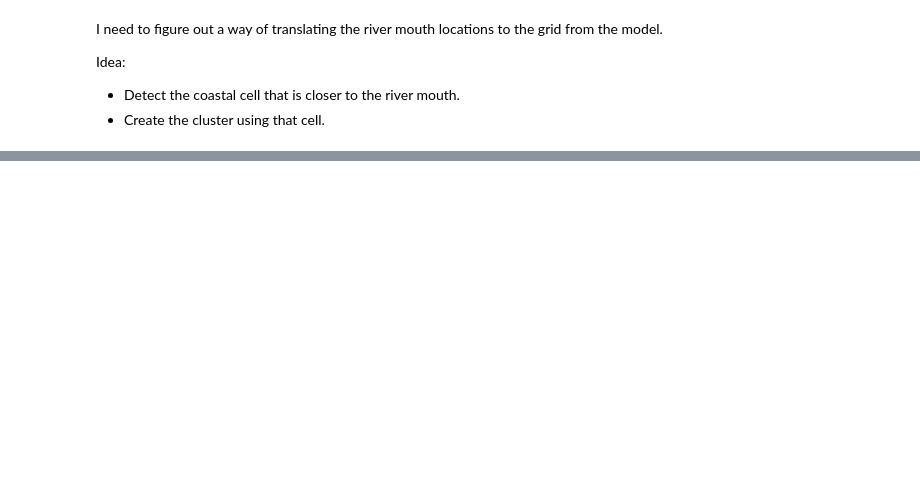
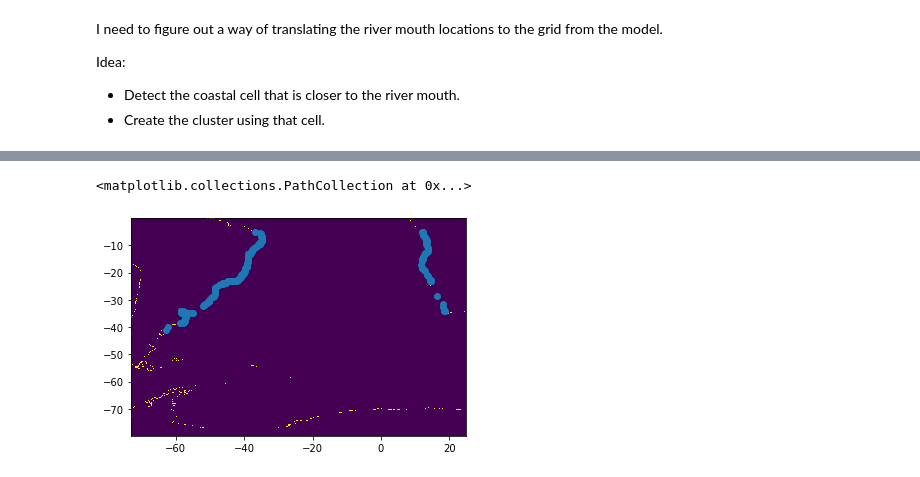
Before and after one commit to OceanParcels/BayesianAnalysis_SouthAtlantic, a Jupyter notebook: notebooks/Standard_method_release_particles_from_river_locations.ipynb, the cells around one changed output, grey strips where cells are left out. Drawn from its saved outputs; the diff is of its cells as text; code cells hidden in the pictures; blank space fills up the shorter version.

```diff
--- a/notebooks/Standard_method_release_particles_from_river_locations.ipynb
+++ b/notebooks/Standard_method_release_particles_from_river_locations.ipynb
@@ -38,0 +128,10 @@ Attributes:
+# %%
+N = 300
+coordinates = np.zeros((N, 2))
+
+for i in range(N):
+    x_lon = sorted_rivers.iloc[i].X
+    x_lat = sorted_rivers.iloc[i].Y
+
+    n_index = nearest_coastal_cell(lat_coast, lon_coast, x_lat, x_lon)
+    coordinates[i,:] = (lon_coast[n_index], lat_coast[n_index])
@@ -38,0 +151,6 @@ Attributes:
+# %%
+plt.pcolormesh(X, Y, coast)
+plt.scatter(coordinates[:,0], coordinates[:, 1])
+# %% [output]
+<matplotlib.collections.PathCollection at 0x...>
+[figure, added]
```
Also changed, not shown: parts of 18 cells of this notebook, 2 other files.
